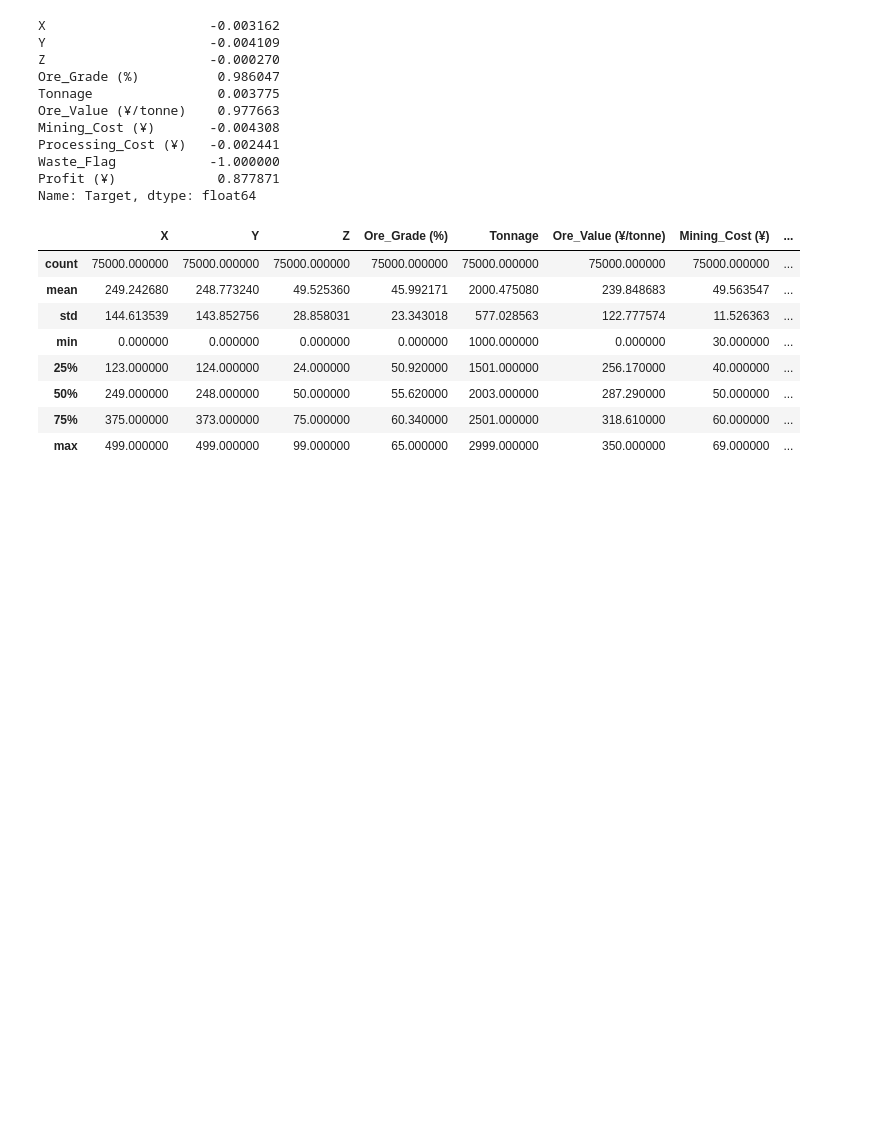
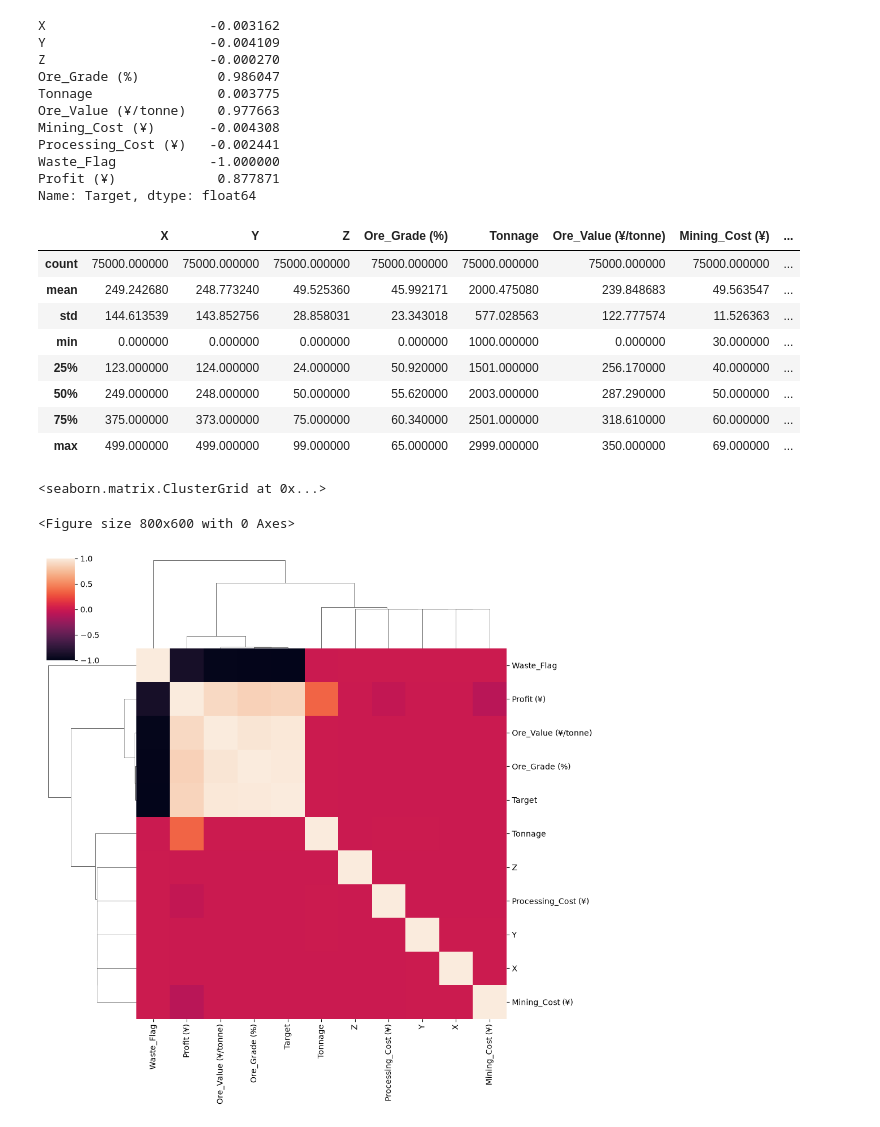
Before and after one commit to MoyMarMois/Mining_DS, a Jupyter notebook: mining.ipynb, the cells around one changed output. Drawn from its saved outputs; the diff is of its cells as text; code cells hidden in the pictures; blank space fills up the shorter version.

```diff
--- a/mining.ipynb
+++ b/mining.ipynb
@@ -111,3 +110,10 @@ df.describe()
 | 50% | 249.000000 | 248.000000 | 50.000000 | 55.620000 | 2003.000000 | 287.290000 | 50.000000 | ... |
 | 75% | 375.000000 | 373.000000 | 75.000000 | 60.340000 | 2501.000000 | 318.610000 | 60.000000 | ... |
 | max | 499.000000 | 499.000000 | 99.000000 | 65.000000 | 2999.000000 | 350.000000 | 69.000000 | ... |
+# %%
+plt.figure(figsize=(8,6))
+sns.clustermap(df.corr(numeric_only=True))
+# %% [output]
+<seaborn.matrix.ClusterGrid at 0x...>
+<Figure size 800x600 with 0 Axes>
+[figure, added]
```
Also changed, not shown: parts of 19 cells of this notebook.
